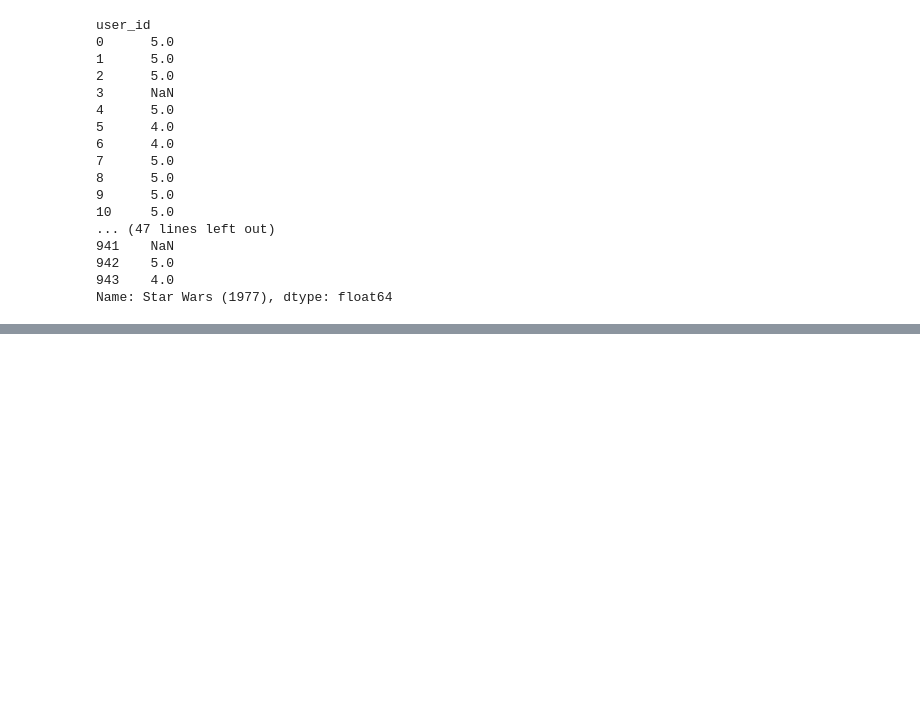
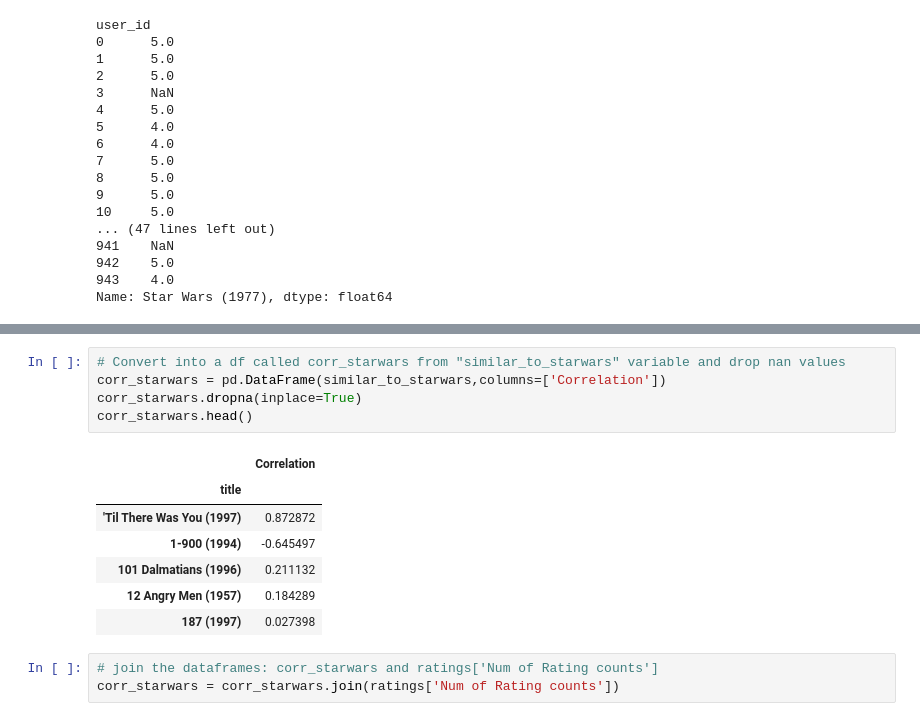
Before and after one commit to rakshithvasudev/Machine-Learning, a Jupyter notebook: Recommender System/Movie Recommendation system.ipynb, the cells around one changed output, grey strips where cells are left out. Cells and saved outputs as stored; diff of their text form; blank space fills up the shorter version.

```diff
--- a/Recommender System/Movie Recommendation system.ipynb
+++ b/Recommender System/Movie Recommendation system.ipynb
@@ -226,0 +209,16 @@ dtype: float64
+# %%
+# Convert into a df called corr_starwars from "similar_to_starwars" variable and drop nan values
+corr_starwars = pd.DataFrame(similar_to_starwars,columns=['Correlation'])
+corr_starwars.dropna(inplace=True)
+corr_starwars.head()
+# %% [output]
+|  | Correlation |
+| title |  |
+| 'Til There Was You (1997) | 0.872872 |
+| 1-900 (1994) | -0.645497 |
+| 101 Dalmatians (1996) | 0.211132 |
+| 12 Angry Men (1957) | 0.184289 |
+| 187 (1997) | 0.027398 |
+# %%
+# join the dataframes: corr_starwars and ratings['Num of Rating counts']
+corr_starwars = corr_starwars.join(ratings['Num of Rating counts'])
```
Also changed, not shown: parts of 3 cells of this notebook.
